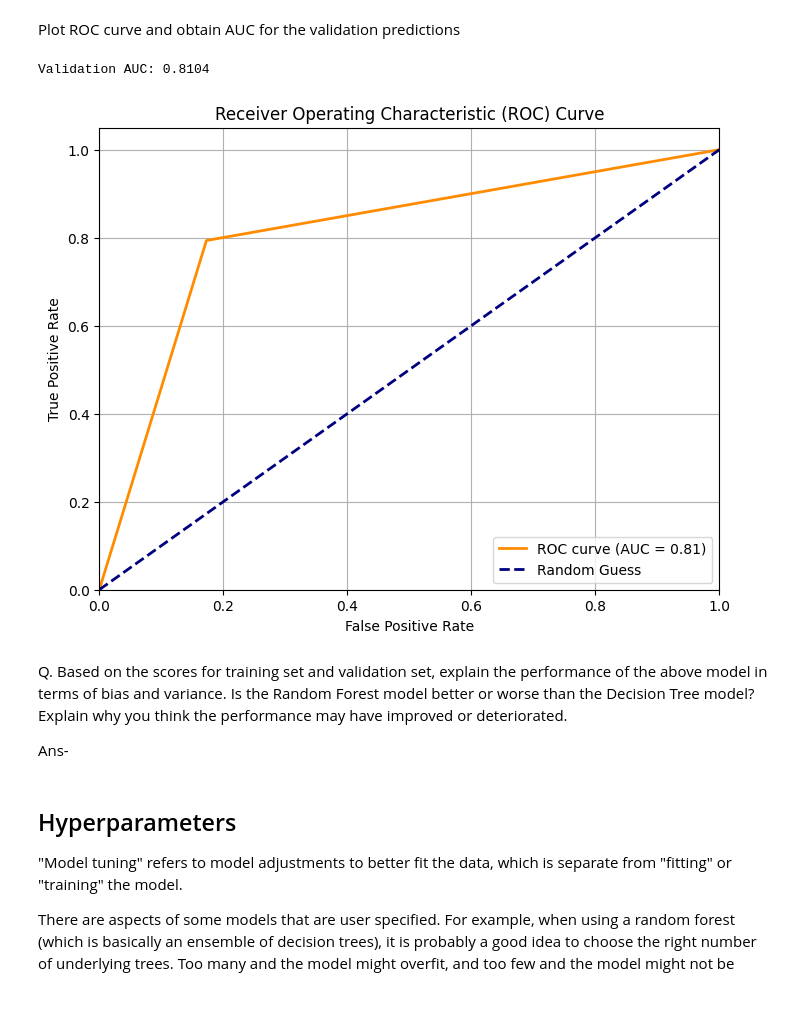
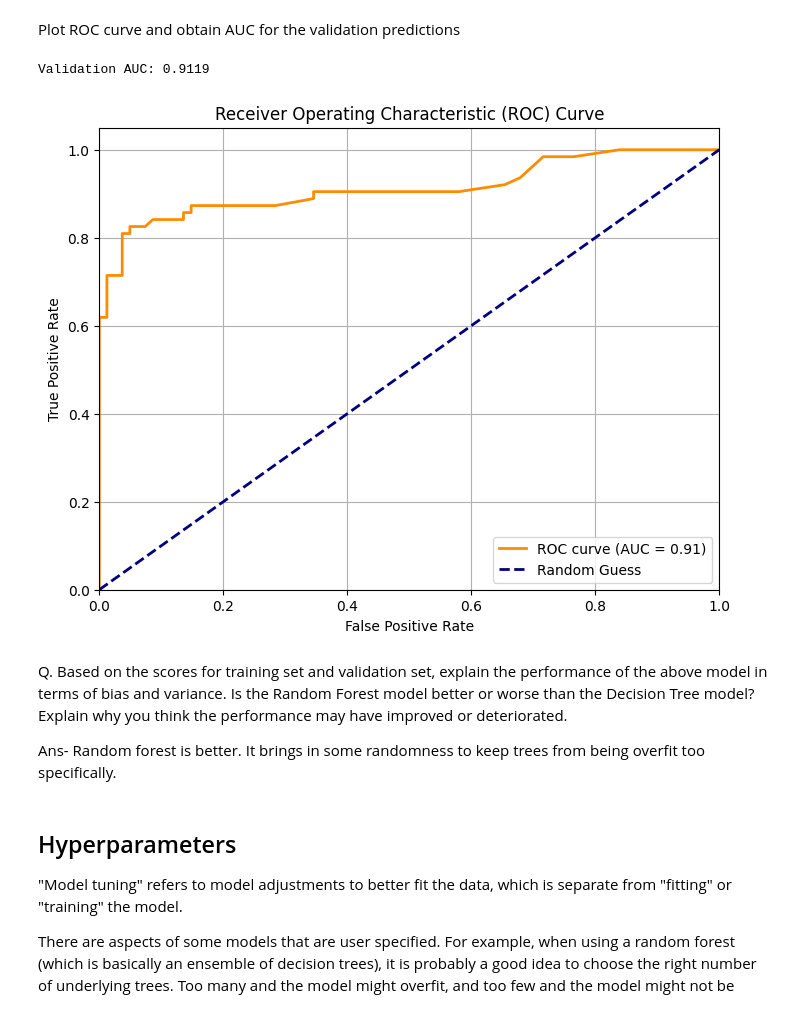
Before and after one commit to TrashCrab/Course-Practice, a Jupyter notebook: Exercise_2.ipynb, the cells around one changed output. Saved outputs shown, nothing was run; the diff lists cells and outputs as text; code cells hidden in the pictures.

```diff
--- a/Exercise_2.ipynb
+++ b/Exercise_2.ipynb
@@ -536,3 +538,6 @@ test_df = pd.read_csv('raisin_test.csv')
 # Split training data into X and y
 X = train_df.drop('Class', axis=1)
 y = train_df['Class']
+
+y = y.map({'Kecimen': 0, 'Besni': 1})
+print(y.value_counts())
@@ -642,23 +650,6 @@ Print accuracy, precision and recall for the predictions made on the training da
 
 from sklearn.metrics import accuracy_score, precision_score, recall_score
 from sklearn.model_selection import train_test_split
-
-# 1. Fix the Target Encoding (Ensure y contains 0s and 1s)
-# Kecimen = 0, Besni = 1
-# We apply this to the original 'y' variable
-y_encoded = y.map({'Kecimen': 0, 'Besni': 1})
-
-# If y was already encoded, the map might return NaNs, so we check:
-if y_encoded.isnull().any():
-    # Fallback: if y was already integers, just keep it as is
-    y_encoded = y
-
-# 2. Re-split the data (to update y_train and y_val with the new numbers)
-X_train, X_val, y_train, y_val = train_test_split(X_scaled, y_encoded, test_size=0.2, random_state=42)
-
-# 3. Re-train the model on the numeric target
-clf = DecisionTreeClassifier(random_state=30)
-clf.fit(X_train, y_train)
 
 # 4. Re-make predictions
 y_pred_train = clf.predict(X_train)
@@ -847,32 +802,42 @@ Plot ROC curve and obtain AUC for the validation predictions
 # %%
 # Plot the ROC curve by giving appropriate names for title and axes.
 
 ### WRITE CODE HERE
 
-from sklearn.metrics import roc_curve
+from sklearn.metrics import roc_curve, auc
 import sklearn.metrics as metrics
 import matplotlib.pyplot as plt
+
+
+# 1. Get predicted probabilities for positive class (Besni = 1)
+y_pred_val_proba = rf_clf.predict_proba(X_val)[:, 1]
+
+# 2. Compute ROC curve values
+fpr, tpr, thresholds = roc_curve(y_val, y_pred_val_proba)
+
+# 3. Compute AUC
+roc_auc = auc(fpr, tpr)
 
 print(f"Validation AUC: {roc_auc:.4f}")
 
 plt.figure(figsize=(8, 6))
 plt.plot(fpr, tpr, color='darkorange', lw=2, label=f'ROC curve (AUC = {roc_auc:.2f})')
 plt.plot([0, 1], [0, 1], color='navy', lw=2, linestyle='--', label='Random Guess')
 plt.xlim([0.0, 1.0])
 plt.ylim([0.0, 1.05])
 plt.xlabel('False Positive Rate')
 plt.ylabel('True Positive Rate')
 plt.title('Receiver Operating Characteristic (ROC) Curve')
 plt.legend(loc="lower right")
 plt.grid(True)
 plt.show()
 # %% [output]
-Validation AUC: 0.8104
+Validation AUC: 0.9119
-[figure, old version]
+[figure, new version]
 # %% [markdown]
 Q. Based on the scores for training set and validation set, explain the performance of the above model in terms of bias and variance. Is the Random Forest model better or worse than the Decision Tree model? Explain why you think the performance may have improved or deteriorated.
 
-Ans-
+Ans- Random forest is better. It brings in some randomness to keep trees from being overfit too specifically.
 # %% [markdown]
 ## Hyperparameters
 
```
Also changed, not shown: parts of 15 cells of this notebook.
